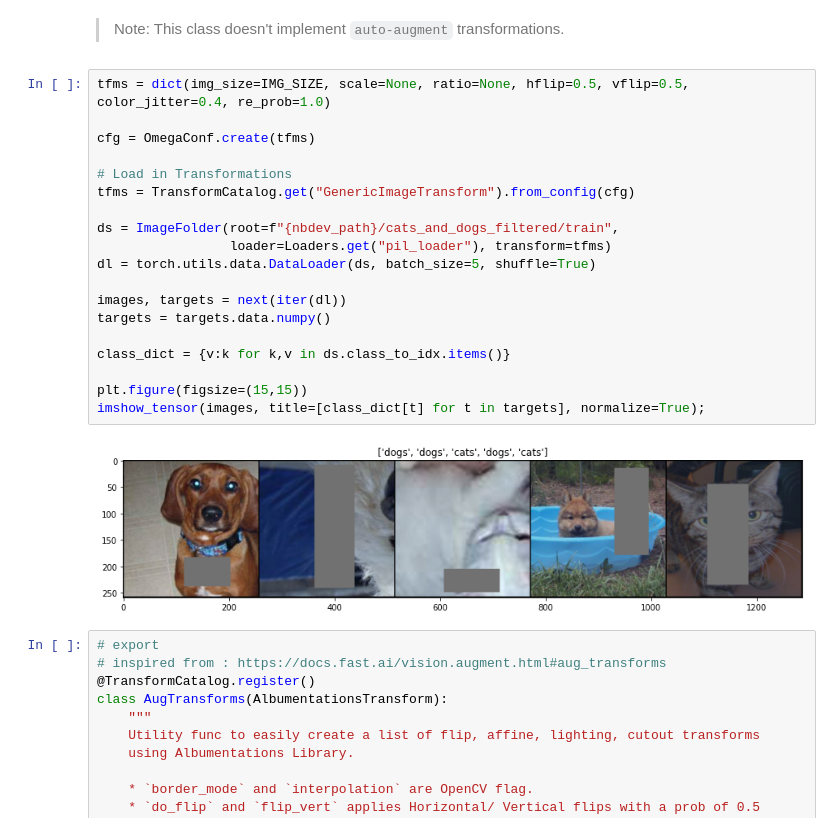
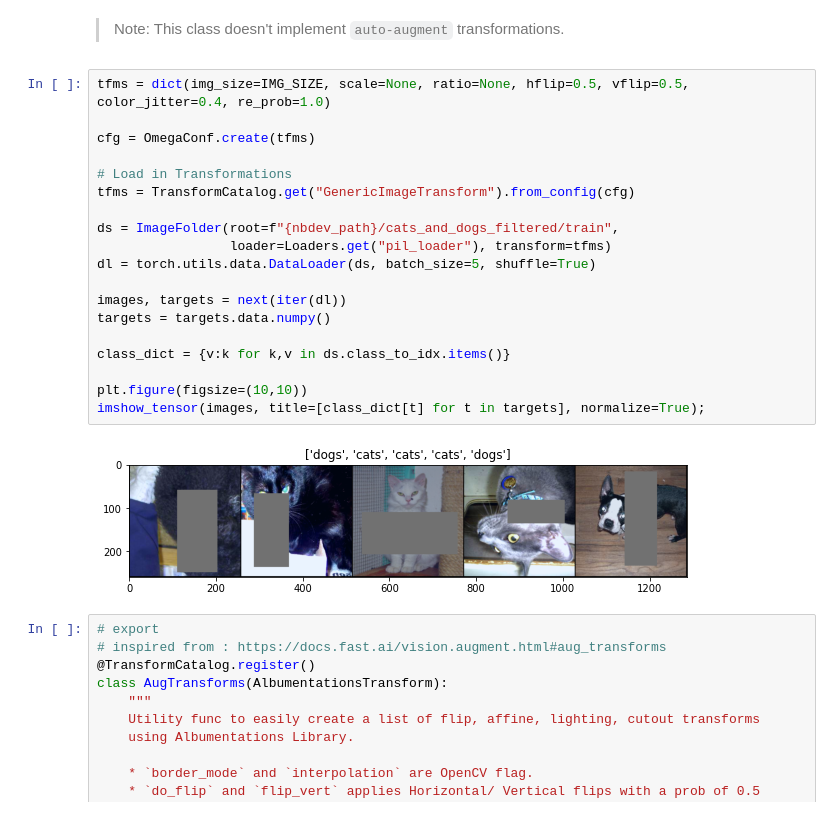
Before and after one commit to benihime91/lightning_cv, a Jupyter notebook: nbs/01a_data.transforms.ipynb, the cells around one changed output. Saved outputs shown, nothing was run; the diff lists cells and outputs as text.

```diff
--- a/nbs/01a_data.transforms.ipynb
+++ b/nbs/01a_data.transforms.ipynb
@@ -424,24 +424,24 @@ Transformations used in the above utility class :
 # %%
 tfms = dict(img_size=IMG_SIZE, scale=None, ratio=None, hflip=0.5, vflip=0.5, color_jitter=0.4, re_prob=1.0)
 
 cfg = OmegaConf.create(tfms)
 
 # Load in Transformations
 tfms = TransformCatalog.get("GenericImageTransform").from_config(cfg)
 
 ds = ImageFolder(root=f"{nbdev_path}/cats_and_dogs_filtered/train",
                  loader=Loaders.get("pil_loader"), transform=tfms)
 dl = torch.utils.data.DataLoader(ds, batch_size=5, shuffle=True)
 
 images, targets = next(iter(dl))
 targets = targets.data.numpy()
 
 class_dict = {v:k for k,v in ds.class_to_idx.items()}
 
-plt.figure(figsize=(15,15))
+plt.figure(figsize=(10,10))
 imshow_tensor(images, title=[class_dict[t] for t in targets], normalize=True);
 # %% [output]
-[figure, old version]
+[figure, new version]
 # %%
 # export
 # inspired from : https://docs.fast.ai/vision.augment.html#aug_transforms
```
Also changed, not shown: parts of 7 cells of this notebook, 1 other file.
